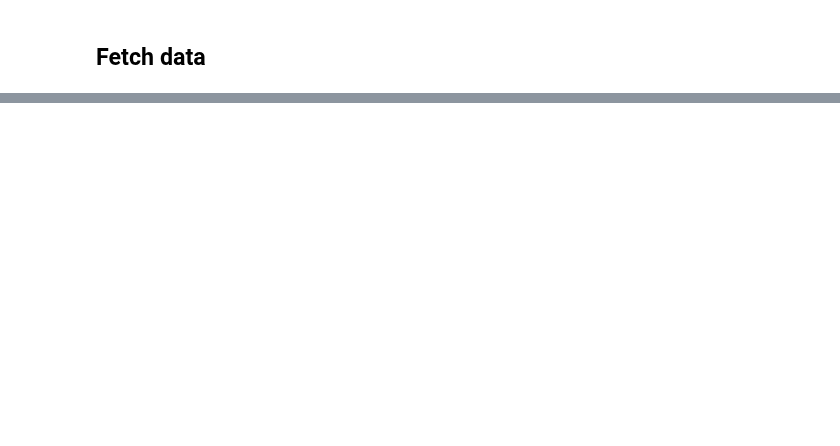
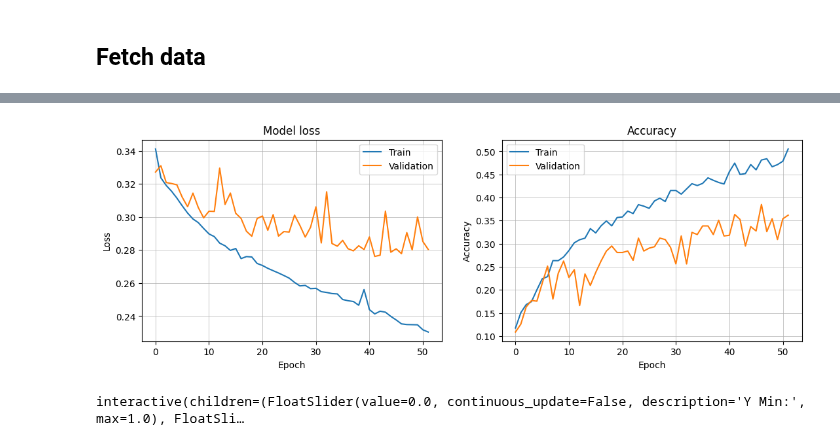
Before and after one commit to benoitfrisque/signlens, a Jupyter notebook: notebooks/Benoit/baseline_model.ipynb, the cells around one changed output, grey strips where cells are left out. Cells and saved outputs as stored; diff of their text form; code cells hidden in the pictures; blank space fills up the shorter version.

Commit message:
baseline model, and improved interactive history

```diff
--- a/notebooks/Benoit/baseline_model.ipynb
+++ b/notebooks/Benoit/baseline_model.ipynb
@@ -124,11 +121,14 @@ from tensorflow.keras.utils import to_categorical
 # %%
 # 1- RNN Architecture
 model = Sequential()
-model.add(Reshape((MAX_SEQ_LEN, N_LANDMARKS_NO_FACE*3), input_shape=(MAX_SEQ_LEN, N_LANDMARKS_NO_FACE, 3)))
+model.
+model.add(layers.Reshape((MAX_SEQ_LEN, N_LANDMARKS_NO_FACE*3), input_shape=(MAX_SEQ_LEN, N_LANDMARKS_NO_FACE, 3)))
+model.add(layers.Masking(mask_value=0.0))
+
 model.add(layers.SimpleRNN(units=40, activation='tanh', input_shape=(MAX_SEQ_LEN, N_LANDMARKS_NO_FACE * 3)))
 model.add(layers.Dense(20, activation="linear"))
 model.add(layers.Dense(20, activation="linear"))
-model.add(layers.Dense(NUM_SIGNS, activation='softmax'))
+model.add(layers.Dense(NUM_CLASSES, activation='softmax'))
 
 
 y_cat = to_categorical(y)
@@ -137,13 +137,5 @@ model.compile(loss='binary_crossentropy',
               optimizer='rmsprop',
               metrics=['accuracy'])
 
-es = EarlyStopping(patience=10, restore_best_weights=True)
-
-history = model.fit(X_train, y_train,
-				validation_data=(X_val, y_val),
-			    epochs=10,
-			    batch_size=32,
-			    verbose=1,
-			    callbacks = [es] # This will call the Early Stopping Criterion for each epoch
-			)
+model.summary()
 # %% [output]
@@ -170,5 +165,12 @@ Epoch 10/10
-# %%
-model = Sequential()
-model.add(TimeDistributed(Flatten(), input_shape=(MAX_SEQ_LEN, N_LANDMARKS_NO_FACE, 3)))
-model.add(LSTM(units=128))
-model.add(Dense(num_classes, activation='softmax'))
+# %%
+# Fit model
+
+es = EarlyStopping(patience=10, restore_best_weights=True)
+
+history = model.fit(X_train, y_train,
+                    validation_data=(X_val, y_val),
+                    epochs=100,
+                    batch_size=32,
+                    verbose=1,
+                    callbacks = [es] # This will call the Early Stopping Criterion for each epoch
+                   )
@@ -174,0 +195,12 @@ model.add(Dense(num_classes, activation='softmax'))
+# %%
+from utils import model_utils
+
+model_utils.plot_history(history)
+# %% [output]
+[figure, added]
+# %%
+from utils import model_utils
+
+model_utils.plot_history_interactive(history);
+# %% [output]
+interactive(children=(FloatSlider(value=0.0, continuous_update=False, description='Y Min:', max=1.0), FloatSli…
```
Also changed, not shown: parts of 16 cells of this notebook, 1 other file.
